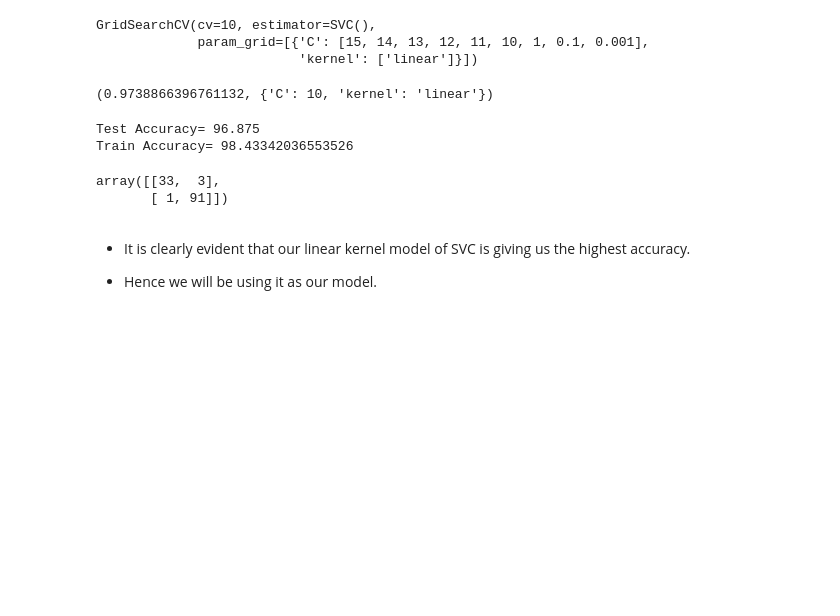
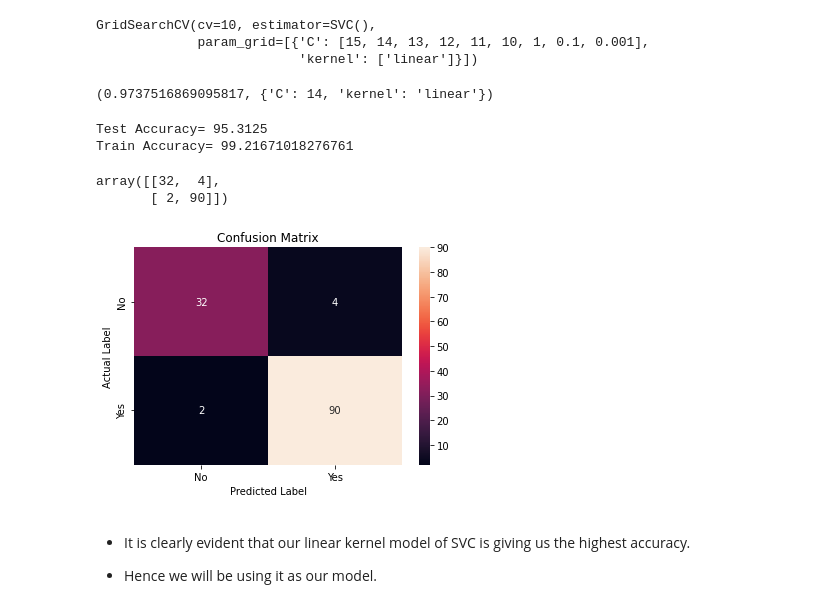
Before and after one commit to manasik29/Support_Vector_Machines, a Jupyter notebook: SVM_Forest_Fires.ipynb, the cells around one changed output. Drawn from its saved outputs; the diff is of its cells as text; code cells hidden in the pictures; blank space fills up the shorter version.

```diff
--- a/SVM_Forest_Fires.ipynb
+++ b/SVM_Forest_Fires.ipynb
@@ -631,5 +649,0 @@ array([[23, 13],
-# %%
-clf = SVC()
-param_grids = [{'kernel':['sigmoid'], 'C': [15,14,13,12,11,10,1,0.1,0.001]}]
-grid = GridSearchCV(clf, param_grids, cv=20)
-grid.fit(x_train,y_train)
@@ -644,11 +649,0 @@ grid.best_score_, grid.best_params_
-# %%
-#sigmoid kernel with gamma as scale
-clf=SVC(kernel='sigmoid', C=13, gamma = 'scale')
-clf.fit(x_train, y_train)
-y_pred = clf.predict(x_test)
-y_pred1 = clf.predict(x_train)
-acc = accuracy_score(y_pred, y_test)*100
-print("Test Accuracy=" , acc)
-acc1 = accuracy_score(y_pred1, y_train)*100
-print("Train Accuracy=" , acc1)
-confusion_matrix(y_test, y_pred)
@@ -660,11 +649,0 @@ array([[20, 16],
-# %%
-#sigmoid kernel with gamma as auto
-clf=SVC(kernel='sigmoid', C=13, gamma = 'auto')
-clf.fit(x_train, y_train)
-y_pred = clf.predict(x_test)
-y_pred1 = clf.predict(x_train)
-acc = accuracy_score(y_pred, y_test)*100
-print("Test Accuracy=" , acc)
-acc1 = accuracy_score(y_pred1, y_train)*100
-print("Train Accuracy=" , acc1)
-confusion_matrix(y_test, y_pred)
@@ -736,9 +674,9 @@ GridSearchCV(cv=10, estimator=SVC(),
 # %%
 grid.best_score_, grid.best_params_
 # %% [output]
-(0.9738866396761132, {'C': 10, 'kernel': 'linear'})
+(0.9737516869095817, {'C': 14, 'kernel': 'linear'})
 # %%
-clf_l=SVC(kernel='linear', C=10)
+clf_l=SVC(kernel='linear', C=14)
 clf_l.fit(x_train, y_train)
 y_pred_l = clf_l.predict(x_test)
 acc = accuracy_score(y_pred_l, y_test)*100
@@ -748,10 +686,23 @@ print("Test Accuracy=" , acc)
 print("Train Accuracy=", acc1)
 confusion_matrix(y_test, y_pred_l)
 # %% [output]
-Test Accuracy= 96.875
-Train Accuracy= 98.43342036553526
+Test Accuracy= 95.3125
+Train Accuracy= 99.21671018276761
-array([[33,  3],
-       [ 1, 91]])
+array([[32,  4],
+       [ 2, 90]])
+# %%
+# plot confusion matrix to describe the performance of classifier.
+
+cm_df=confusion_matrix(y_test, y_pred_l)
+class_label = ["No", "Yes"]
+df_cm = pd.DataFrame(cm_df, index = class_label, columns = class_label)
+sns.heatmap(df_cm, annot = True, fmt = "d")
+plt.title("Confusion Matrix")
+plt.xlabel("Predicted Label")
+plt.ylabel("Actual Label")
+plt.show()
+# %% [output]
+[figure, added]
 # %% [markdown]
 - It is clearly evident that our linear kernel model of SVC is giving us the highest accuracy.
 
```
Also changed, not shown: parts of 20 cells of this notebook.
